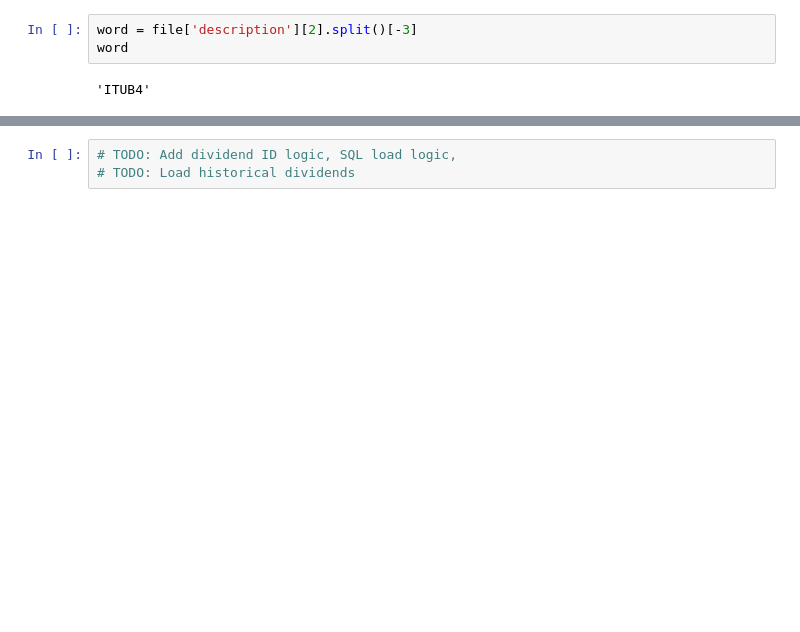
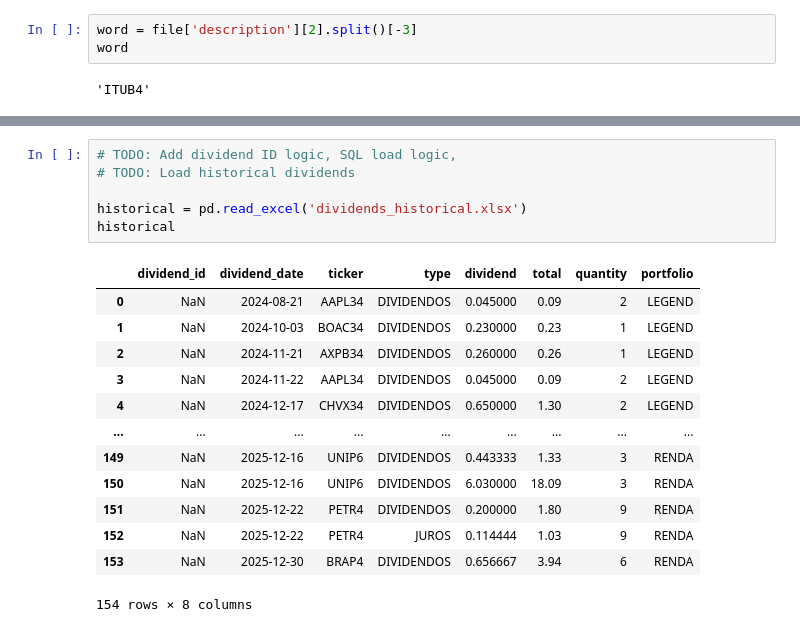
Before and after one commit to sergiobk201/portfolio_dashboard, a Jupyter notebook: dividends_pipeline.ipynb, the cells around one changed output, grey strips where cells are left out. Drawn from its saved outputs; the diff is of its cells as text; blank space fills up the shorter version.

```diff
--- a/dividends_pipeline.ipynb
+++ b/dividends_pipeline.ipynb
@@ -253,3 +253,20 @@ See the caveats in the documentation: https://pandas.pydata.org/pandas-docs/stab
 # %%
 # TODO: Add dividend ID logic, SQL load logic,
 # TODO: Load historical dividends
+
+historical = pd.read_excel('dividends_historical.xlsx')
+historical
+# %% [output]
+|  | dividend_id | dividend_date | ticker | type | dividend | total | quantity | portfolio |
+| 0 | NaN | 2024-08-21 | AAPL34 | DIVIDENDOS | 0.045000 | 0.09 | 2 | LEGEND |
+| 1 | NaN | 2024-10-03 | BOAC34 | DIVIDENDOS | 0.230000 | 0.23 | 1 | LEGEND |
+| 2 | NaN | 2024-11-21 | AXPB34 | DIVIDENDOS | 0.260000 | 0.26 | 1 | LEGEND |
+| 3 | NaN | 2024-11-22 | AAPL34 | DIVIDENDOS | 0.045000 | 0.09 | 2 | LEGEND |
+| 4 | NaN | 2024-12-17 | CHVX34 | DIVIDENDOS | 0.650000 | 1.30 | 2 | LEGEND |
+| ... | ... | ... | ... | ... | ... | ... | ... | ... |
+| 149 | NaN | 2025-12-16 | UNIP6 | DIVIDENDOS | 0.443333 | 1.33 | 3 | RENDA |
+| 150 | NaN | 2025-12-16 | UNIP6 | DIVIDENDOS | 6.030000 | 18.09 | 3 | RENDA |
+| 151 | NaN | 2025-12-22 | PETR4 | DIVIDENDOS | 0.200000 | 1.80 | 9 | RENDA |
+| 152 | NaN | 2025-12-22 | PETR4 | JUROS | 0.114444 | 1.03 | 9 | RENDA |
+| 153 | NaN | 2025-12-30 | BRAP4 | DIVIDENDOS | 0.656667 | 3.94 | 6 | RENDA |
+154 rows × 8 columns
```
Also changed, not shown: parts of 15 cells of this notebook, 1 other file.
